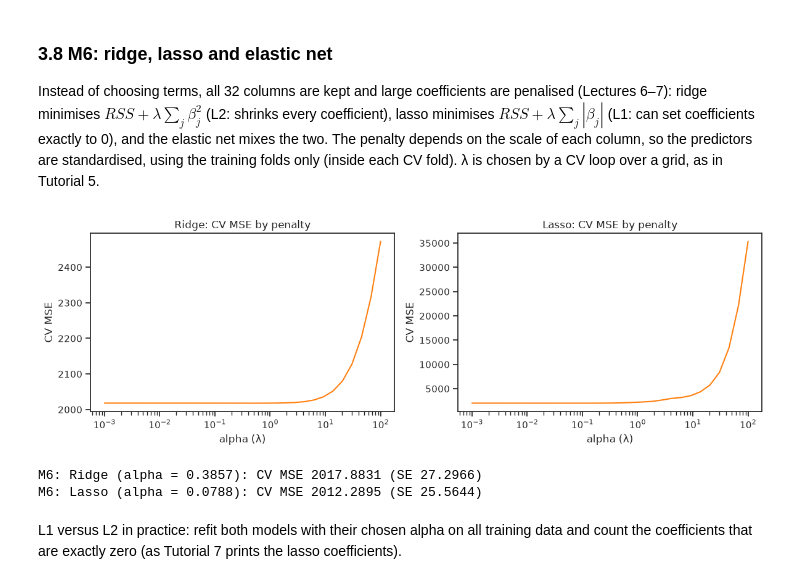
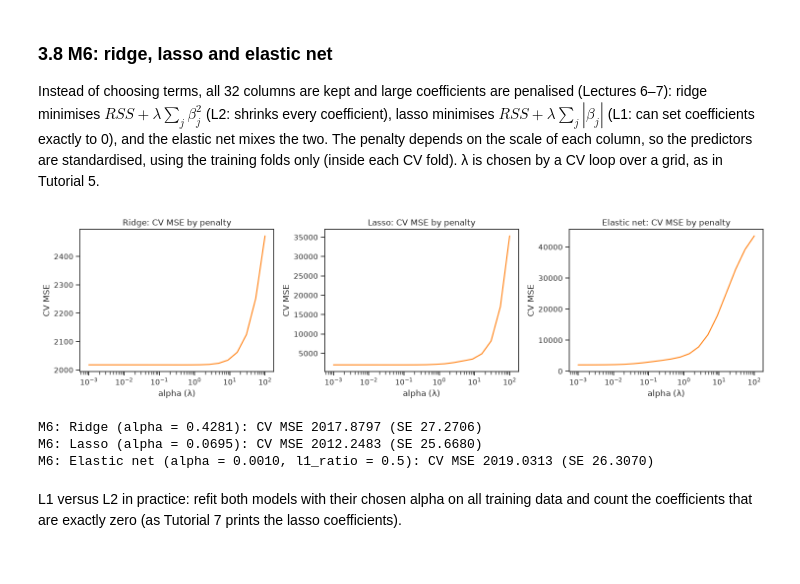
Before and after one commit to QingXueli/qbus2820, a Jupyter notebook: SID_Assignment1_implementation.ipynb, the cells around one changed output. Cells and saved outputs as stored; diff of their text form; code cells hidden in the pictures.

```diff
--- a/SID_Assignment1_implementation.ipynb
+++ b/SID_Assignment1_implementation.ipynb
@@ -842,43 +842,50 @@ from sklearn.pipeline import make_pipeline
 from sklearn.preprocessing import StandardScaler
 from sklearn.linear_model import Ridge, Lasso, ElasticNet
 
-alphas = np.logspace(-3, 2, 30)          # grid of 30 penalty values from 0.001 to 100, evenly spaced on a log scale
+alphas = np.logspace(-3, 2, 20)          # grid of 20 penalty values from 0.001 to 100, evenly spaced on a log scale
                                          # (scikit-learn calls the penalty λ "alpha")
 
 ridge_cv = []                            # CV MSE of ridge for each alpha
 lasso_cv = []                            # CV MSE of lasso for each alpha
+enet_cv = []                             # CV MSE of the elastic net for each alpha
 for alpha in alphas:
     # pipeline = standardise (mean/std from the 4500 training rows of each fold) -> then fit the penalised regression
     mse, se = cv_mse(make_pipeline(StandardScaler(), Ridge(alpha = alpha)), X_all)                     # L2 penalty
     ridge_cv.append(mse)
     mse, se = cv_mse(make_pipeline(StandardScaler(), Lasso(alpha = alpha, max_iter = 100000)), X_all)  # L1 penalty
-    lasso_cv.append(mse)                 # max_iter: allow more iterations so the lasso algorithm converges
+    lasso_cv.append(mse)                 # max_iter: allow more iterations so the algorithm converges
+    mse, se = cv_mse(make_pipeline(StandardScaler(), ElasticNet(alpha = alpha, l1_ratio = 0.5, max_iter = 100000)), X_all)
+    enet_cv.append(mse)                  # elastic net: half L1, half L2 (l1_ratio = 0.5)
 
 # CV MSE against alpha: small alpha = close to OLS, large alpha = coefficients shrunk too much
-fig, ax = plt.subplots(1, 2, figsize=(12, 4))
-for i, (cv_errors, name) in enumerate([(ridge_cv, 'Ridge'), (lasso_cv, 'Lasso')]):
+fig, ax = plt.subplots(1, 3, figsize=(15, 4))
+for i, (cv_errors, name) in enumerate([(ridge_cv, 'Ridge'), (lasso_cv, 'Lasso'), (enet_cv, 'Elastic net')]):
     ax[i].plot(alphas, cv_errors, color = '#FF7F0E')
     ax[i].set_xscale('log')                              # the λ grid is spread on a log scale
     ax[i].set_xlabel('alpha (λ)')
     ax[i].set_ylabel('CV MSE')
     ax[i].set_title(name + ': CV MSE by penalty')
 plt.tight_layout()
 plt.show()
 
 # Best alpha = the one with the smallest CV MSE (np.argmin gives its position in the grid)
 best_ridge_alpha = alphas[np.argmin(ridge_cv)]
 best_lasso_alpha = alphas[np.argmin(lasso_cv)]
+best_enet_alpha = alphas[np.argmin(enet_cv)]
 for name, model in [('M6: Ridge (alpha = {:.4f})'.format(best_ridge_alpha),
                      make_pipeline(StandardScaler(), Ridge(alpha = best_ridge_alpha))),
                     ('M6: Lasso (alpha = {:.4f})'.format(best_lasso_alpha),
-                     make_pipeline(StandardScaler(), Lasso(alpha = best_lasso_alpha, max_iter = 100000)))]:
+                     make_pipeline(StandardScaler(), Lasso(alpha = best_lasso_alpha, max_iter = 100000))),
+                    ('M6: Elastic net (alpha = {:.4f}, l1_ratio = 0.5)'.format(best_enet_alpha),
+                     make_pipeline(StandardScaler(), ElasticNet(alpha = best_enet_alpha, l1_ratio = 0.5, max_iter = 100000)))]:
     mse, se = cv_mse(model, X_all)                       # CV MSE and SE of the chosen alpha
     results.append({'Model': name, 'CV MSE': mse, 'SE': se})   # store for the comparison table
     print('{}: CV MSE {:.4f} (SE {:.4f})'.format(name, mse, se))
 # %% [output]
-[figure, old version]
+[figure, new version]
-M6: Ridge (alpha = 0.3857): CV MSE 2017.8831 (SE 27.2966)
-M6: Lasso (alpha = 0.0788): CV MSE 2012.2895 (SE 25.5644)
+M6: Ridge (alpha = 0.4281): CV MSE 2017.8797 (SE 27.2706)
+M6: Lasso (alpha = 0.0695): CV MSE 2012.2483 (SE 25.6680)
+M6: Elastic net (alpha = 0.0010, l1_ratio = 0.5): CV MSE 2019.0313 (SE 26.3070)
 # %% [markdown]
 L1 versus L2 in practice: refit both models with their chosen alpha on all training data and count the coefficients that are
 exactly zero (as Tutorial 7 prints the lasso coefficients).
```
Also changed, not shown: parts of 5 cells of this notebook, 2 other files.
